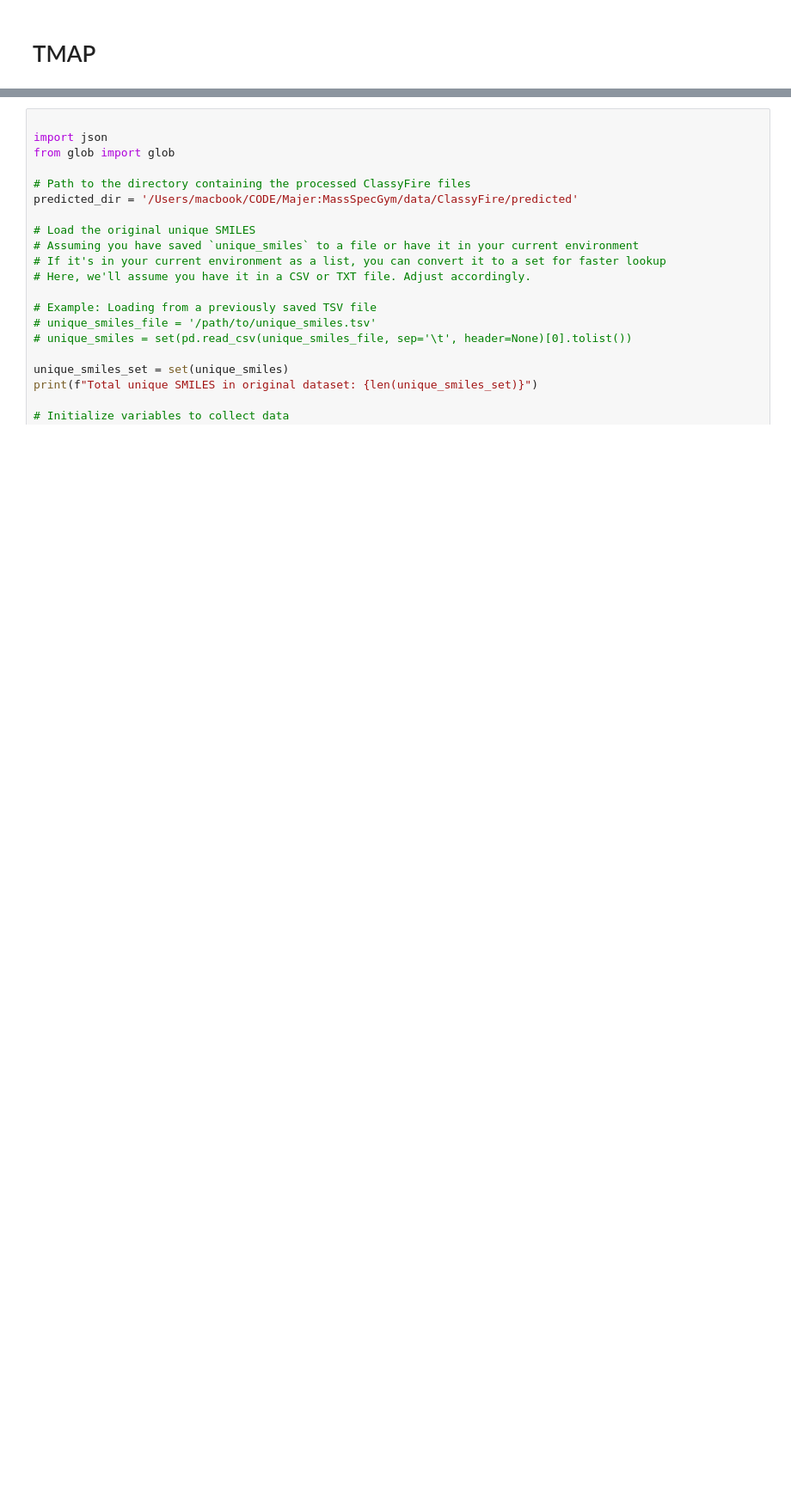
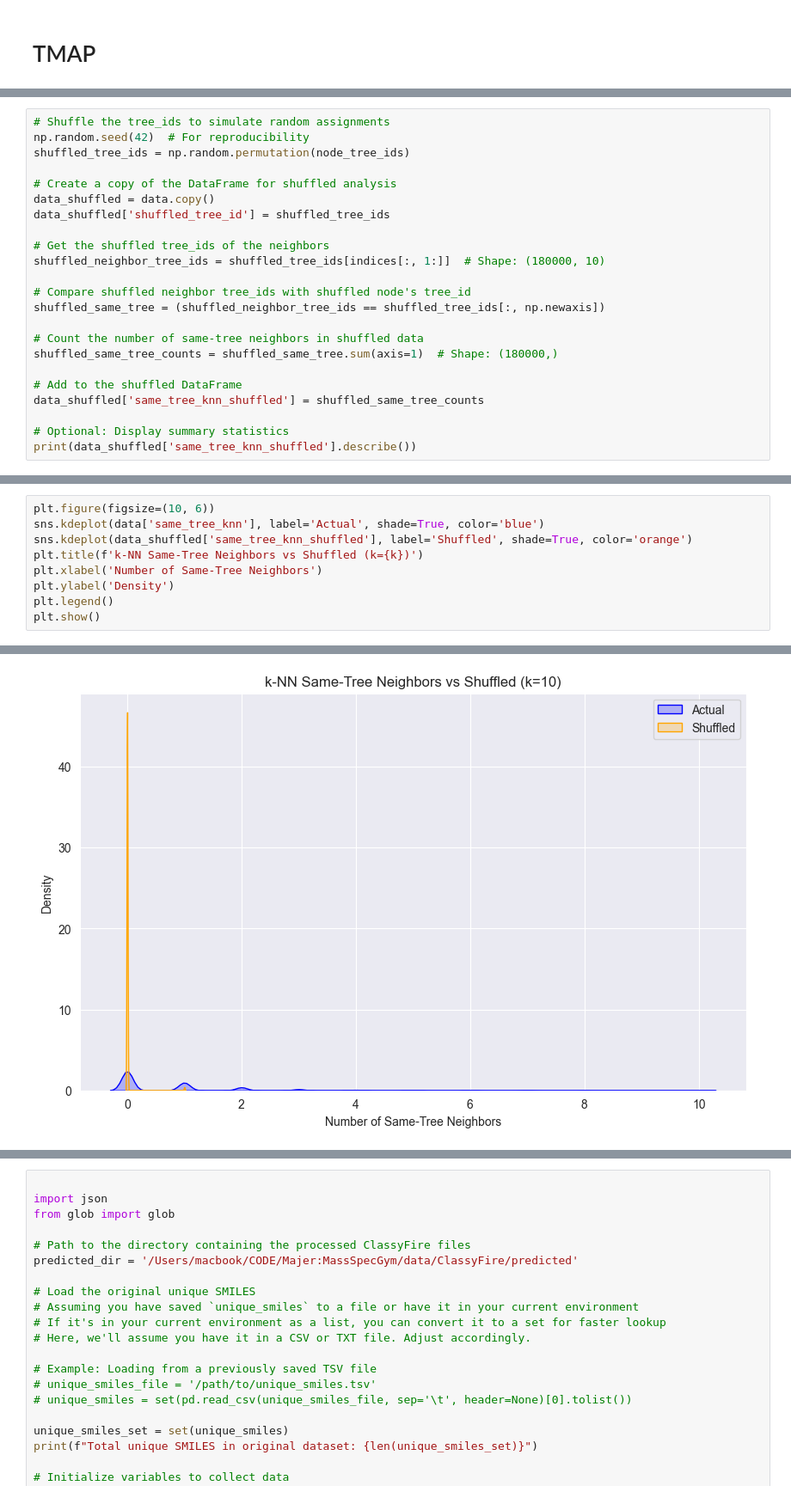
Before and after one commit to Jozefov/MassSpecGymMSn, a Jupyter notebook: notebooks/MSn/dataset_analysis/analysis_2.ipynb, the cells around one changed output, grey strips where cells are left out. Shown at 86% size. Saved outputs shown, nothing was run; the diff lists cells and outputs as text; blank space fills up the shorter version.

```diff
--- a/notebooks/MSn/dataset_analysis/analysis_2.ipynb
+++ b/notebooks/MSn/dataset_analysis/analysis_2.ipynb
@@ -559,0 +673,23 @@ nx.set_node_attributes(graph, tmap_node_levels, 'ms_level')
+# %%
+# Shuffle the tree_ids to simulate random assignments
+np.random.seed(42)  # For reproducibility
+shuffled_tree_ids = np.random.permutation(node_tree_ids)
+
+# Create a copy of the DataFrame for shuffled analysis
+data_shuffled = data.copy()
+data_shuffled['shuffled_tree_id'] = shuffled_tree_ids
+
+# Get the shuffled tree_ids of the neighbors
+shuffled_neighbor_tree_ids = shuffled_tree_ids[indices[:, 1:]]  # Shape: (180000, 10)
+
+# Compare shuffled neighbor tree_ids with shuffled node's tree_id
+shuffled_same_tree = (shuffled_neighbor_tree_ids == shuffled_tree_ids[:, np.newaxis])
+
+# Count the number of same-tree neighbors in shuffled data
+shuffled_same_tree_counts = shuffled_same_tree.sum(axis=1)  # Shape: (180000,)
+
+# Add to the shuffled DataFrame
+data_shuffled['same_tree_knn_shuffled'] = shuffled_same_tree_counts
+
+# Optional: Display summary statistics
+print(data_shuffled['same_tree_knn_shuffled'].describe())
@@ -559,0 +706,10 @@ nx.set_node_attributes(graph, tmap_node_levels, 'ms_level')
+# %%
+plt.figure(figsize=(10, 6))
+sns.kdeplot(data['same_tree_knn'], label='Actual', shade=True, color='blue')
+sns.kdeplot(data_shuffled['same_tree_knn_shuffled'], label='Shuffled', shade=True, color='orange')
+plt.title(f'k-NN Same-Tree Neighbors vs Shuffled (k={k})')
+plt.xlabel('Number of Same-Tree Neighbors')
+plt.ylabel('Density')
+plt.legend()
+plt.show()
+# %% [output]
@@ -559,0 +725 @@ nx.set_node_attributes(graph, tmap_node_levels, 'ms_level')
+[figure, added]
```
Also changed, not shown: parts of 25 cells of this notebook.
